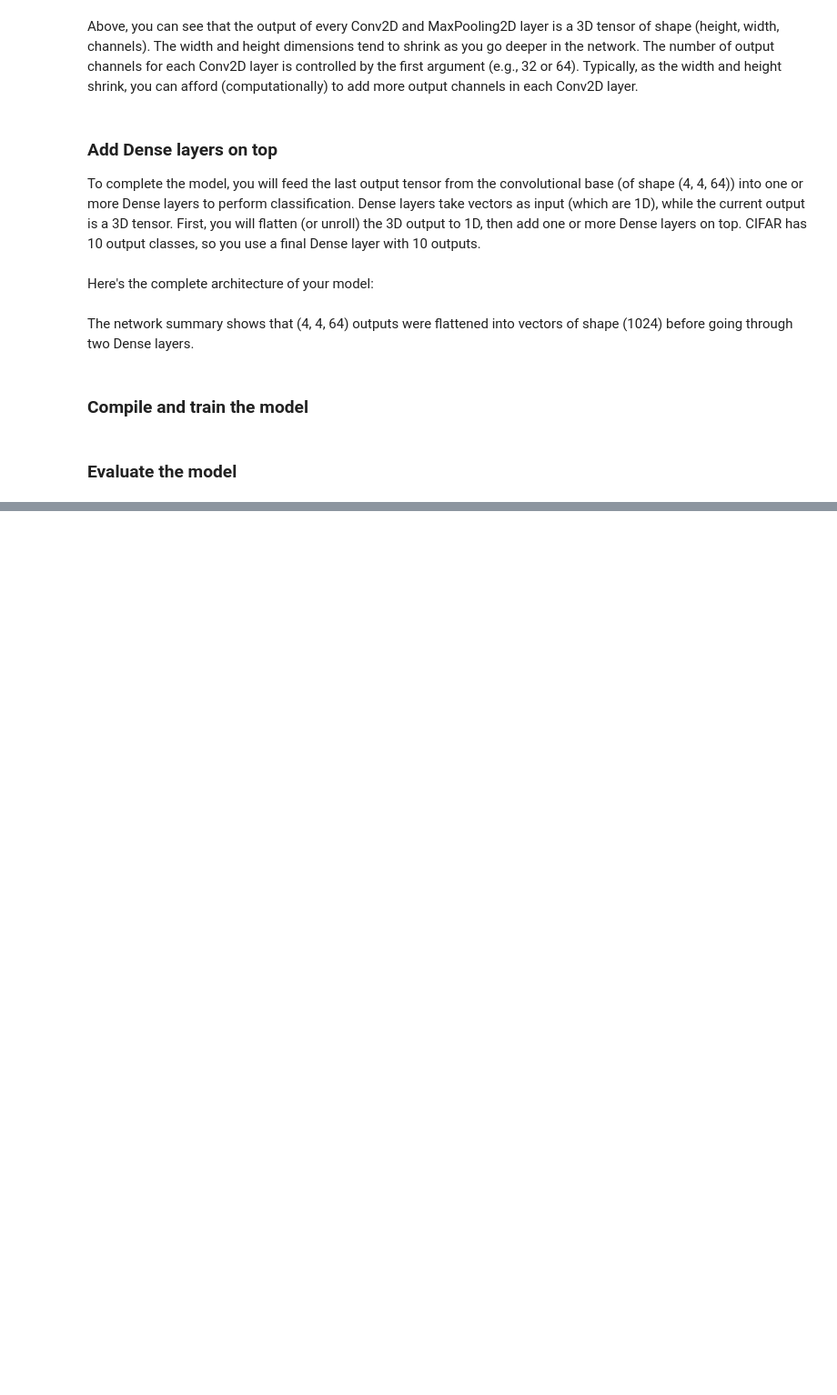
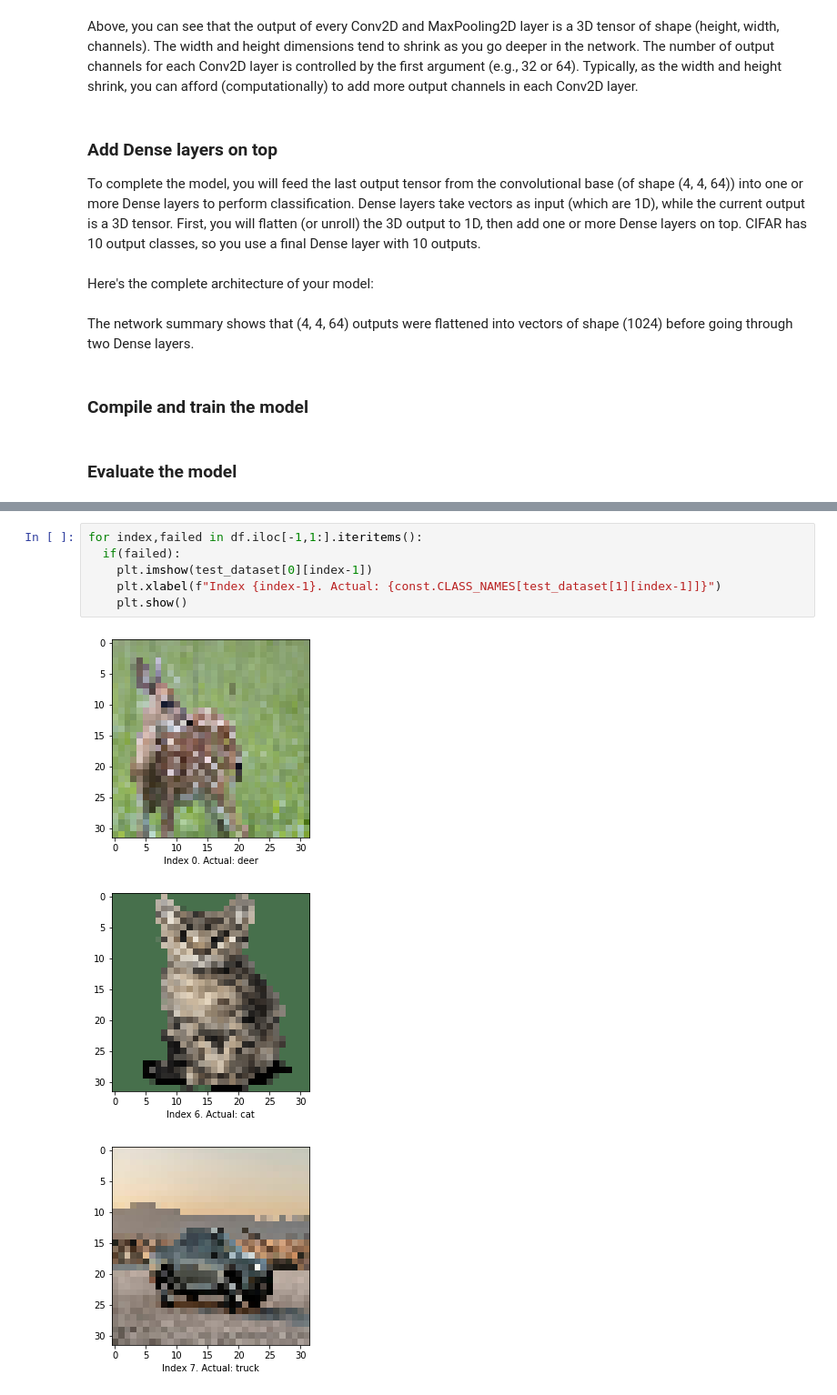
Before and after one commit to TuyenVo104/ee104, a Jupyter notebook: lab8/cnn.ipynb, the cells around one changed output, grey strips where cells are left out. Shown at 91% size. Saved outputs shown, nothing was run; the diff lists cells and outputs as text; blank space fills up the shorter version.

```diff
--- a/lab8/cnn.ipynb
+++ b/lab8/cnn.ipynb
@@ -407,0 +192,10 @@ Epoch 1/300
+# %%
+for index,failed in df.iloc[-1,1:].iteritems():
+  if(failed):
+    plt.imshow(test_dataset[0][index-1])
+    plt.xlabel(f"Index {index-1}. Actual: {const.CLASS_NAMES[test_dataset[1][index-1]]}")
+    plt.show()
+# %% [output]
+[figure, added]
+[figure, added]
+[figure, added]
```
Also changed, not shown: parts of 22 cells of this notebook, 17 other files.
